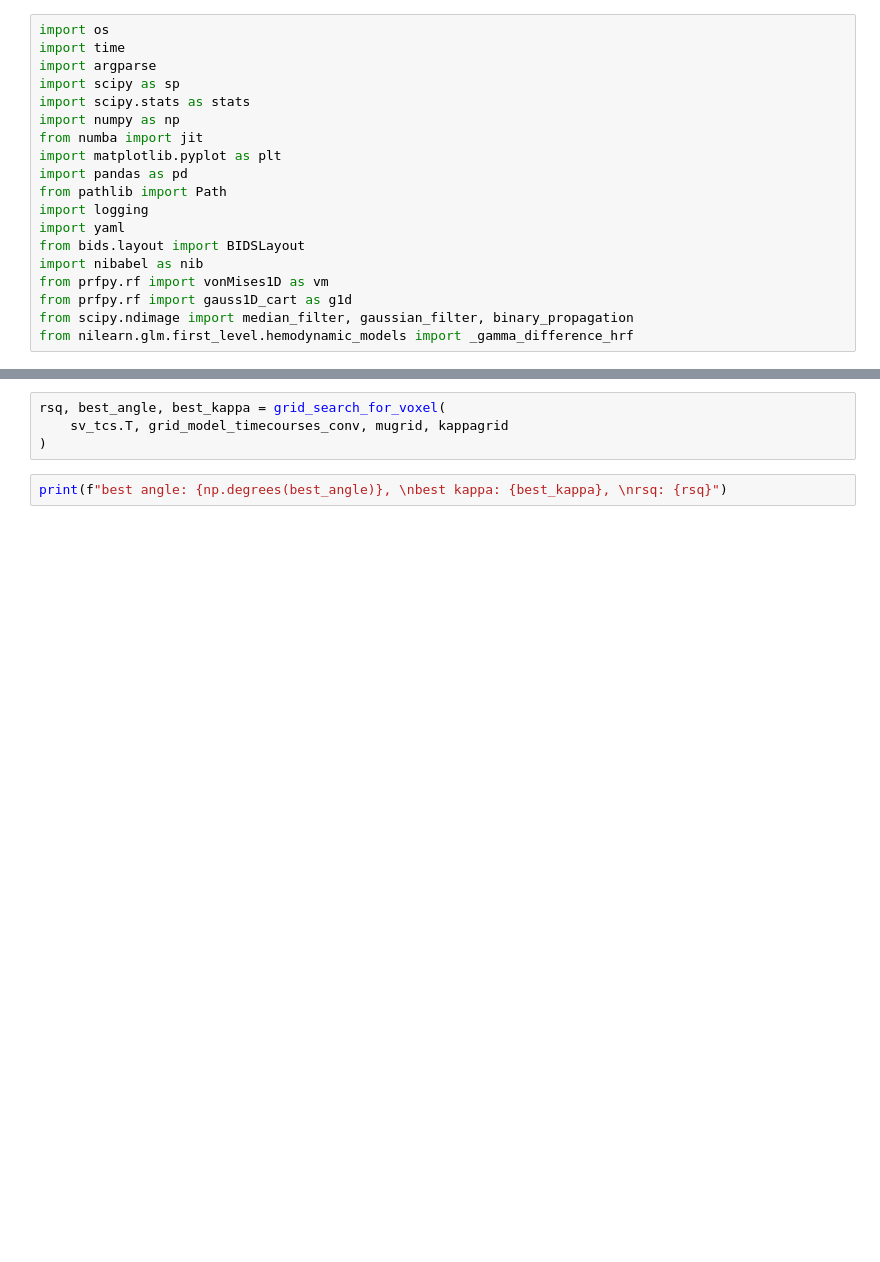
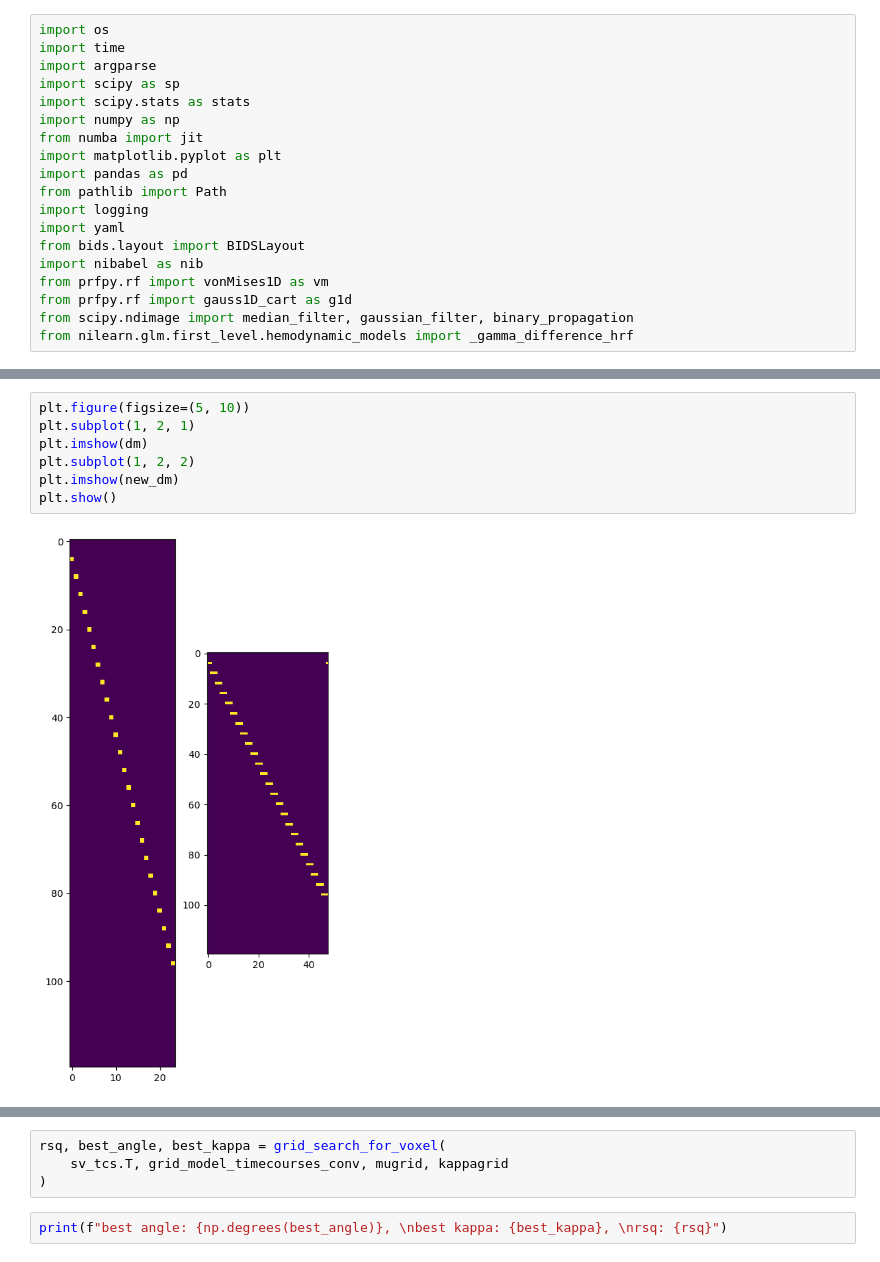
Before and after one commit to c14h19no2/suppr_pRF, a Jupyter notebook: analysis/ping_pilot/test_vonmise_pRF.ipynb, the cells around one changed output, grey strips where cells are left out. Saved outputs shown, nothing was run; the diff lists cells and outputs as text; blank space fills up the shorter version.

```diff
--- a/analysis/ping_pilot/test_vonmise_pRF.ipynb
+++ b/analysis/ping_pilot/test_vonmise_pRF.ipynb
@@ -327,0 +311,9 @@ grid_model_timecourses_conv = sp.signal.fftconvolve(
+# %%
+plt.figure(figsize=(5, 10))
+plt.subplot(1, 2, 1)
+plt.imshow(dm)
+plt.subplot(1, 2, 2)
+plt.imshow(new_dm)
+plt.show()
+# %% [output]
+[figure, added]
```
Also changed, not shown: parts of 32 cells of this notebook, 10 other files.
